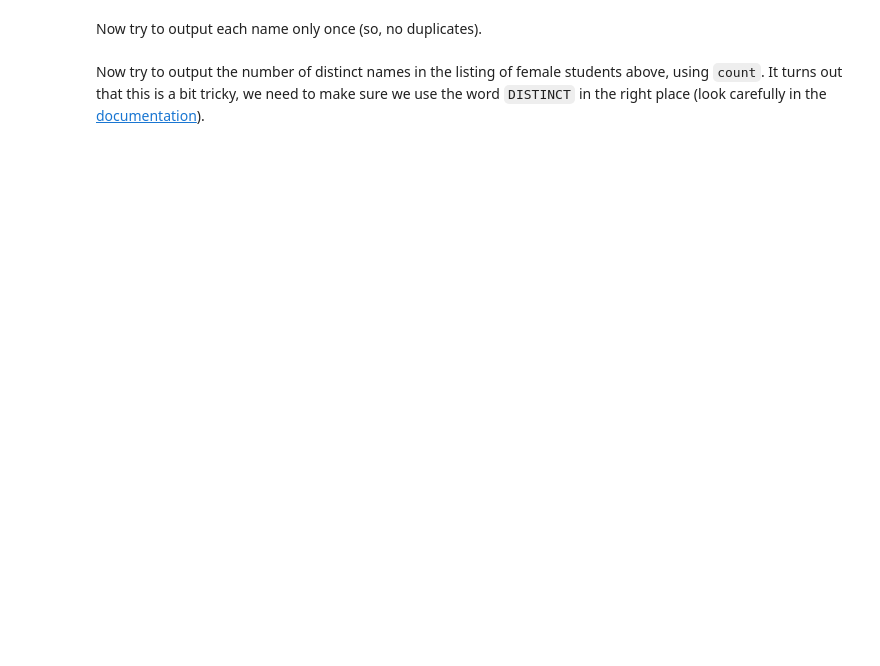
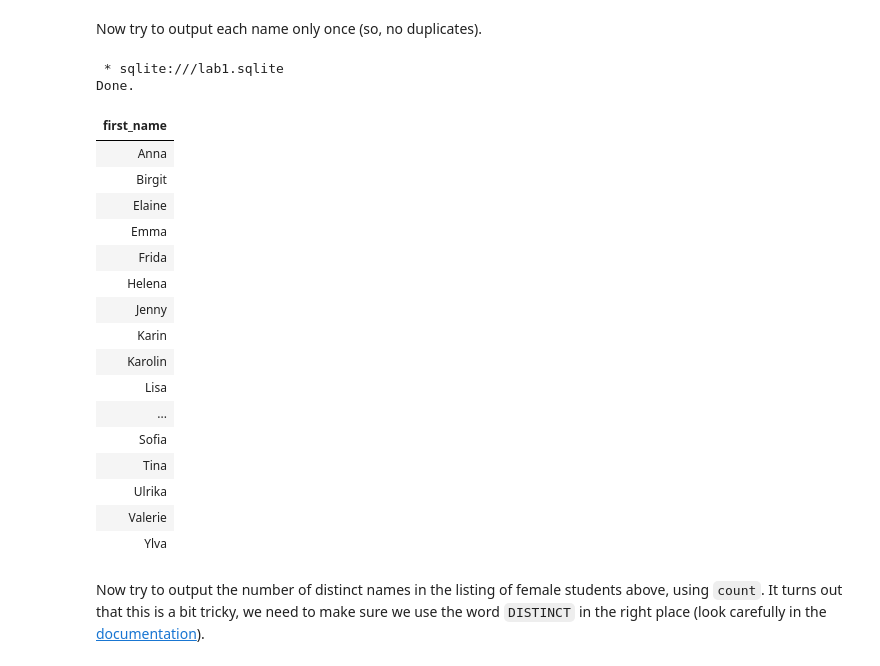
Before and after one commit to PelleHansson/databas, a Jupyter notebook: lab1/lab1.ipynb, the cells around one changed output. Drawn from its saved outputs; the diff is of its cells as text; code cells hidden in the pictures; blank space fills up the shorter version.

```diff
--- a/lab1/lab1.ipynb
+++ b/lab1/lab1.ipynb
@@ -360,6 +376,31 @@ UsageError: %%sql is a cell magic, but the cell body is empty. Did you mean the
 Now try to output each name only once (so, no duplicates).
 # %%
 %%sql
+SELECT first_name
+FROM    Students
+WHERE  CAST(SUBSTR(ssn, 12 , 1 ) AS int) % 2 = 0
+GROUP BY first_name
+ORDER BY first_name
+# %% [output]
+ * sqlite:///lab1.sqlite
+Done.
+| first_name |
+| Anna |
+| Birgit |
+| Elaine |
+| Emma |
+| Frida |
+| Helena |
+| Jenny |
+| Karin |
+| Karolin |
+| Lisa |
+| ... |
+| Sofia |
+| Tina |
+| Ulrika |
+| Valerie |
+| Ylva |
 # %% [markdown]
 Now try to output the number of distinct names in the listing of female students above, using `count`. It turns out that this is a bit tricky, we need to make sure we use the word `DISTINCT` in the right place (look carefully in the [documentation](https://sqlite.org/lang_aggfunc.html)).
 # %%
```
Also changed, not shown: parts of 5 cells of this notebook.
